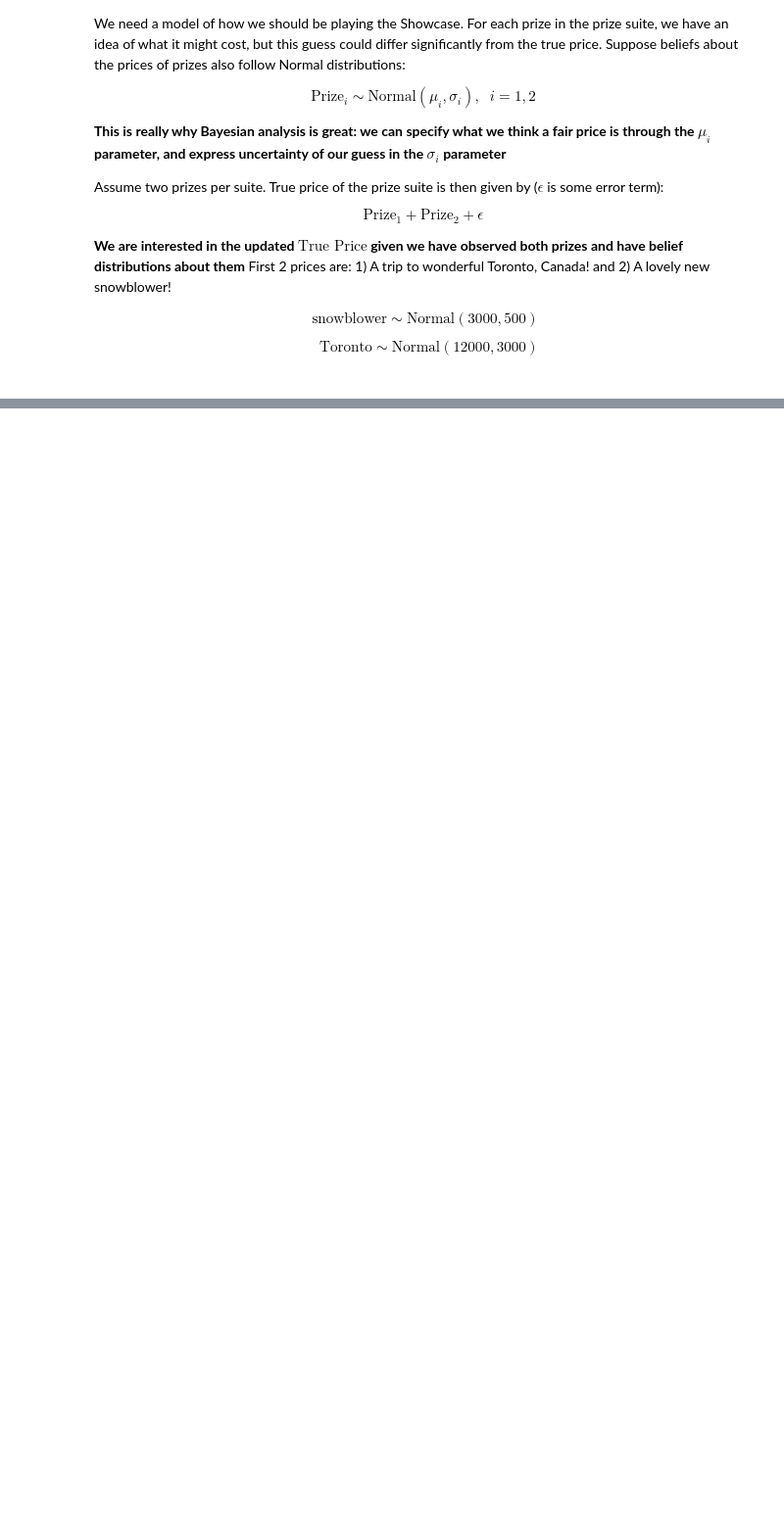
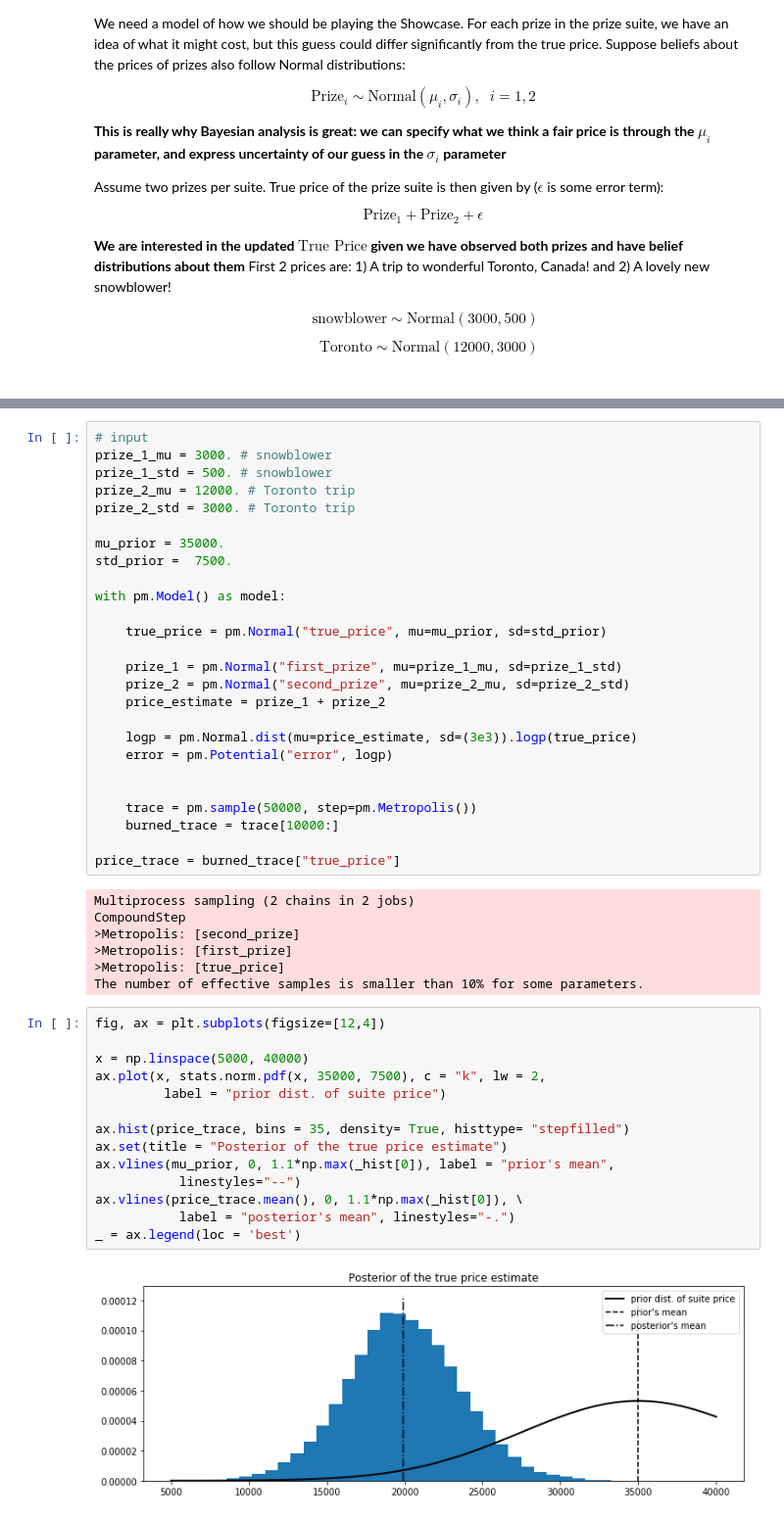
Before and after one commit to rmania/datascience, a Jupyter notebook: ml_models/2_2_bayesian_models_lossfunctions.ipynb, the cells around one changed output, grey strips where cells are left out. Shown at 98% size. Cells and saved outputs as stored; diff of their text form; blank space fills up the shorter version.

```diff
--- a/ml_models/2_2_bayesian_models_lossfunctions.ipynb
+++ b/ml_models/2_2_bayesian_models_lossfunctions.ipynb
@@ -96,3 +99,52 @@ for i, x in enumerate(ax.flatten()):
     ax[i].legend(loc='best')
 # %% [output]
 [figure]
+# %%
+# input
+prize_1_mu = 3000. # snowblower
+prize_1_std = 500. # snowblower
+prize_2_mu = 12000. # Toronto trip
+prize_2_std = 3000. # Toronto trip
+
+mu_prior = 35000.
+std_prior =  7500.
+
+with pm.Model() as model:
+
+    true_price = pm.Normal("true_price", mu=mu_prior, sd=std_prior)
+
+    prize_1 = pm.Normal("first_prize", mu=prize_1_mu, sd=prize_1_std)
+    prize_2 = pm.Normal("second_prize", mu=prize_2_mu, sd=prize_2_std)
+    price_estimate = prize_1 + prize_2
+
+    logp = pm.Normal.dist(mu=price_estimate, sd=(3e3)).logp(true_price)
+    error = pm.Potential("error", logp)
+
+
+    trace = pm.sample(50000, step=pm.Metropolis())
+    burned_trace = trace[10000:]
+
+price_trace = burned_trace["true_price"]
+# %% [output]
+Multiprocess sampling (2 chains in 2 jobs)
+CompoundStep
+>Metropolis: [second_prize]
+>Metropolis: [first_prize]
+>Metropolis: [true_price]
+The number of effective samples is smaller than 10% for some parameters.
+# %%
+fig, ax = plt.subplots(figsize=[12,4])
+
+x = np.linspace(5000, 40000)
+ax.plot(x, stats.norm.pdf(x, 35000, 7500), c = "k", lw = 2,
+         label = "prior dist. of suite price")
+
+ax.hist(price_trace, bins = 35, density= True, histtype= "stepfilled")
+ax.set(title = "Posterior of the true price estimate")
+ax.vlines(mu_prior, 0, 1.1*np.max(_hist[0]), label = "prior's mean",
+           linestyles="--")
+ax.vlines(price_trace.mean(), 0, 1.1*np.max(_hist[0]), \
+           label = "posterior's mean", linestyles="-.")
+_ = ax.legend(loc = 'best')
+# %% [output]
+[figure, added]
```
Also changed, not shown: parts of 3 cells of this notebook.
